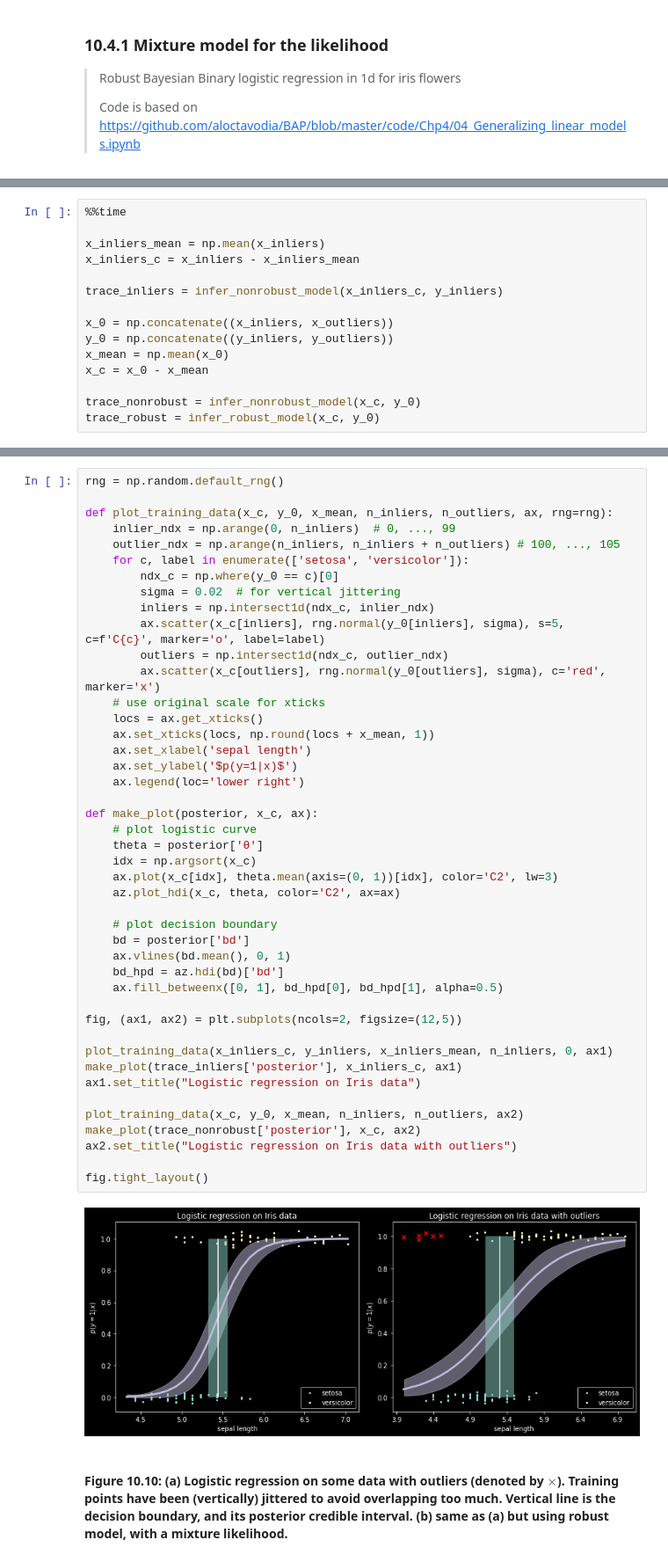
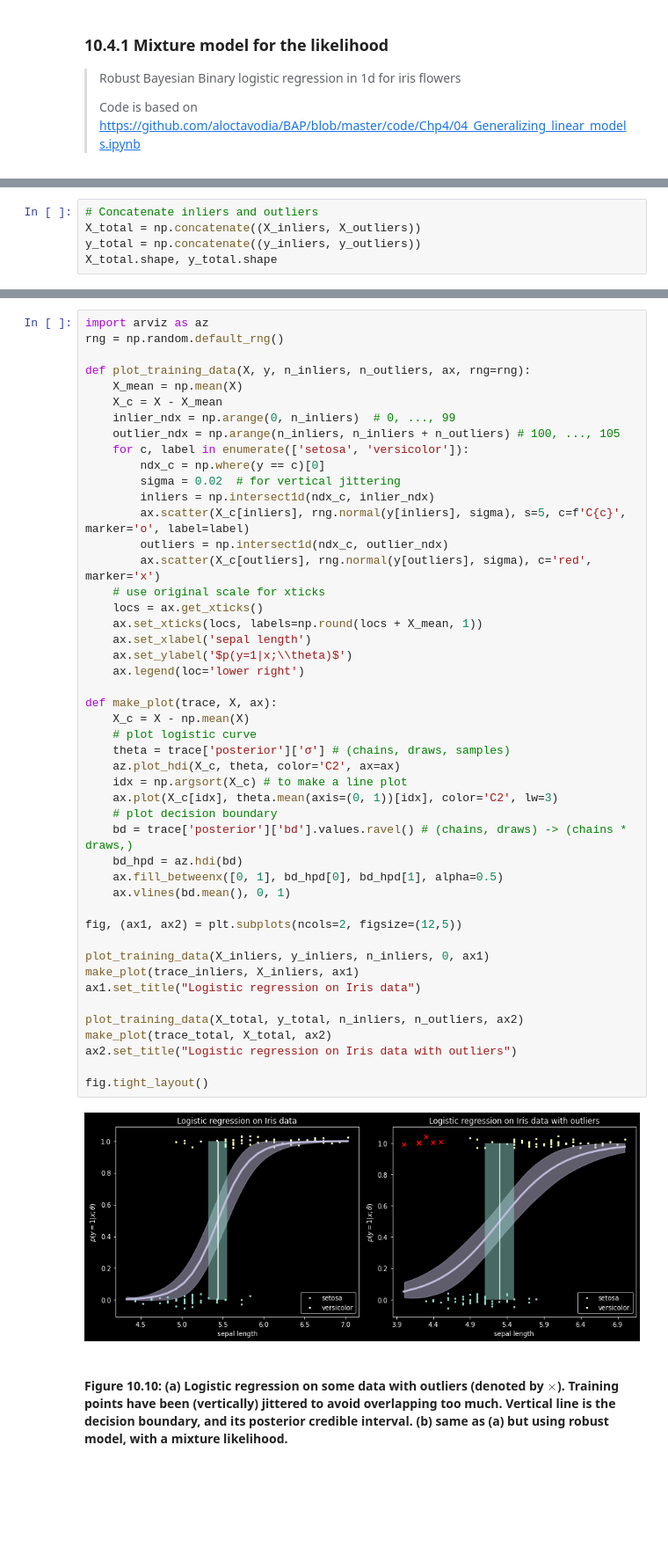
Before and after one commit to chofchof/probml, a Jupyter notebook: notebooks/book1/10/logreg_iris_bayes_robust_1d_pymc3.ipynb, the cells around one changed output, grey strips where cells are left out. Shown at 88% size. Cells and saved outputs as stored; diff of their text form; blank space fills up the shorter version.

```diff
--- a/notebooks/book1/10/logreg_iris_bayes_robust_1d_pymc3.ipynb
+++ b/notebooks/book1/10/logreg_iris_bayes_robust_1d_pymc3.ipynb
@@ -66,0 +41,5 @@ x_outliers, y_outliers, n_outliers
+# %%
+# Concatenate inliers and outliers
+X_total = np.concatenate((X_inliers, X_outliers))
+y_total = np.concatenate((y_inliers, y_outliers))
+X_total.shape, y_total.shape
@@ -106,15 +120,0 @@ def infer_robust_model(x_c, y_0):
-# %%
-%%time
-
-x_inliers_mean = np.mean(x_inliers)
-x_inliers_c = x_inliers - x_inliers_mean
-
-trace_inliers = infer_nonrobust_model(x_inliers_c, y_inliers)
-
-x_0 = np.concatenate((x_inliers, x_outliers))
-y_0 = np.concatenate((y_inliers, y_outliers))
-x_mean = np.mean(x_0)
-x_c = x_0 - x_mean
-
-trace_nonrobust = infer_nonrobust_model(x_c, y_0)
-trace_robust = infer_robust_model(x_c, y_0)
@@ -147,49 +134,52 @@ Wall time: 25.4 s
 # %%
+import arviz as az
 rng = np.random.default_rng()
 
-def plot_training_data(x_c, y_0, x_mean, n_inliers, n_outliers, ax, rng=rng):
+def plot_training_data(X, y, n_inliers, n_outliers, ax, rng=rng):
+    X_mean = np.mean(X)
+    X_c = X - X_mean
     inlier_ndx = np.arange(0, n_inliers)  # 0, ..., 99
     outlier_ndx = np.arange(n_inliers, n_inliers + n_outliers) # 100, ..., 105
     for c, label in enumerate(['setosa', 'versicolor']):
-        ndx_c = np.where(y_0 == c)[0]
+        ndx_c = np.where(y == c)[0]
         sigma = 0.02  # for vertical jittering
         inliers = np.intersect1d(ndx_c, inlier_ndx)
-        ax.scatter(x_c[inliers], rng.normal(y_0[inliers], sigma), s=5, c=f'C{c}', marker='o', label=label)
+        ax.scatter(X_c[inliers], rng.normal(y[inliers], sigma), s=5, c=f'C{c}', marker='o', label=label)
         outliers = np.intersect1d(ndx_c, outlier_ndx)
-        ax.scatter(x_c[outliers], rng.normal(y_0[outliers], sigma), c='red', marker='x')
+        ax.scatter(X_c[outliers], rng.normal(y[outliers], sigma), c='red', marker='x')
     # use original scale for xticks
     locs = ax.get_xticks()
-    ax.set_xticks(locs, np.round(locs + x_mean, 1))
+    ax.set_xticks(locs, labels=np.round(locs + X_mean, 1))
     ax.set_xlabel('sepal length')
-    ax.set_ylabel('$p(y=1|x)$')
+    ax.set_ylabel('$p(y=1|x;\\theta)$')
     ax.legend(loc='lower right')
 
-def make_plot(posterior, x_c, ax):
+def make_plot(trace, X, ax):
+    X_c = X - np.mean(X)
     # plot logistic curve
-    theta = posterior['θ']
-    idx = np.argsort(x_c)
-    ax.plot(x_c[idx], theta.mean(axis=(0, 1))[idx], color='C2', lw=3)
-    az.plot_hdi(x_c, theta, color='C2', ax=ax)
-
+    theta = trace['posterior']['σ'] # (chains, draws, samples)
+    az.plot_hdi(X_c, theta, color='C2', ax=ax)
+    idx = np.argsort(X_c) # to make a line plot
+    ax.plot(X_c[idx], theta.mean(axis=(0, 1))[idx], color='C2', lw=3)
     # plot decision boundary
-    bd = posterior['bd']
+    bd = trace['posterior']['bd'].values.ravel() # (chains, draws) -> (chains * draws,)
+    bd_hpd = az.hdi(bd)
+    ax.fill_betweenx([0, 1], bd_hpd[0], bd_hpd[1], alpha=0.5)
     ax.vlines(bd.mean(), 0, 1)
-    bd_hpd = az.hdi(bd)['bd']
-    ax.fill_betweenx([0, 1], bd_hpd[0], bd_hpd[1], alpha=0.5)
 
 fig, (ax1, ax2) = plt.subplots(ncols=2, figsize=(12,5))
 
-plot_training_data(x_inliers_c, y_inliers, x_inliers_mean, n_inliers, 0, ax1)
-make_plot(trace_inliers['posterior'], x_inliers_c, ax1)
+plot_training_data(X_inliers, y_inliers, n_inliers, 0, ax1)
+make_plot(trace_inliers, X_inliers, ax1)
 ax1.set_title("Logistic regression on Iris data")
 
-plot_training_data(x_c, y_0, x_mean, n_inliers, n_outliers, ax2)
-make_plot(trace_nonrobust['posterior'], x_c, ax2)
+plot_training_data(X_total, y_total, n_inliers, n_outliers, ax2)
+make_plot(trace_total, X_total, ax2)
 ax2.set_title("Logistic regression on Iris data with outliers")
 
 fig.tight_layout()
 # %% [output]
-[figure, old version]
+[figure, new version]
 # %% [markdown]
 #### Figure 10.10: (a) Logistic regression on some data with outliers (denoted by $\times$). Training points have been (vertically) jittered to avoid overlapping too much. Vertical line is the decision boundary, and its posterior credible interval. (b) same as (a) but using robust model, with a mixture likelihood.
 # %%
```
Also changed, not shown: parts of 13 cells of this notebook, 5 other files.
